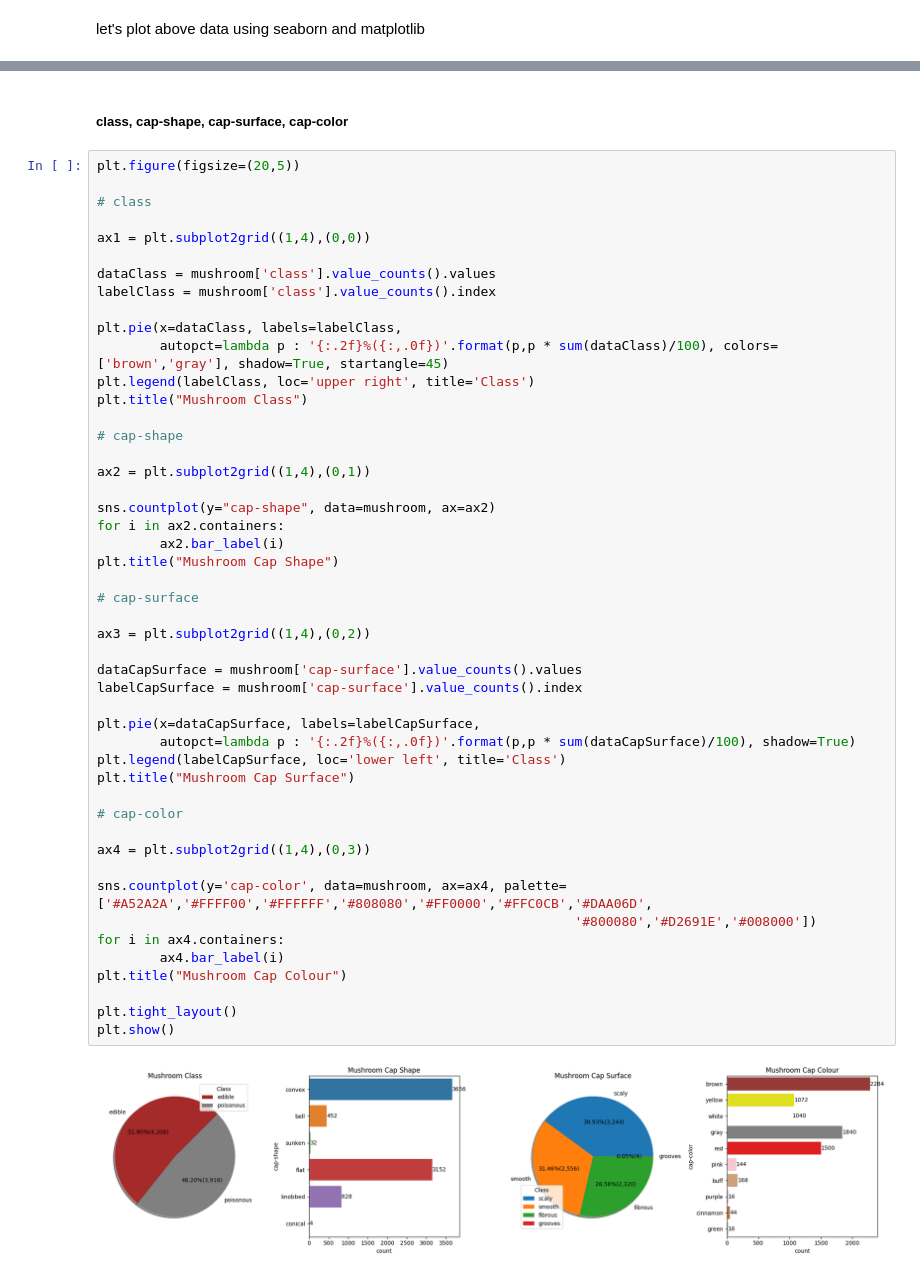
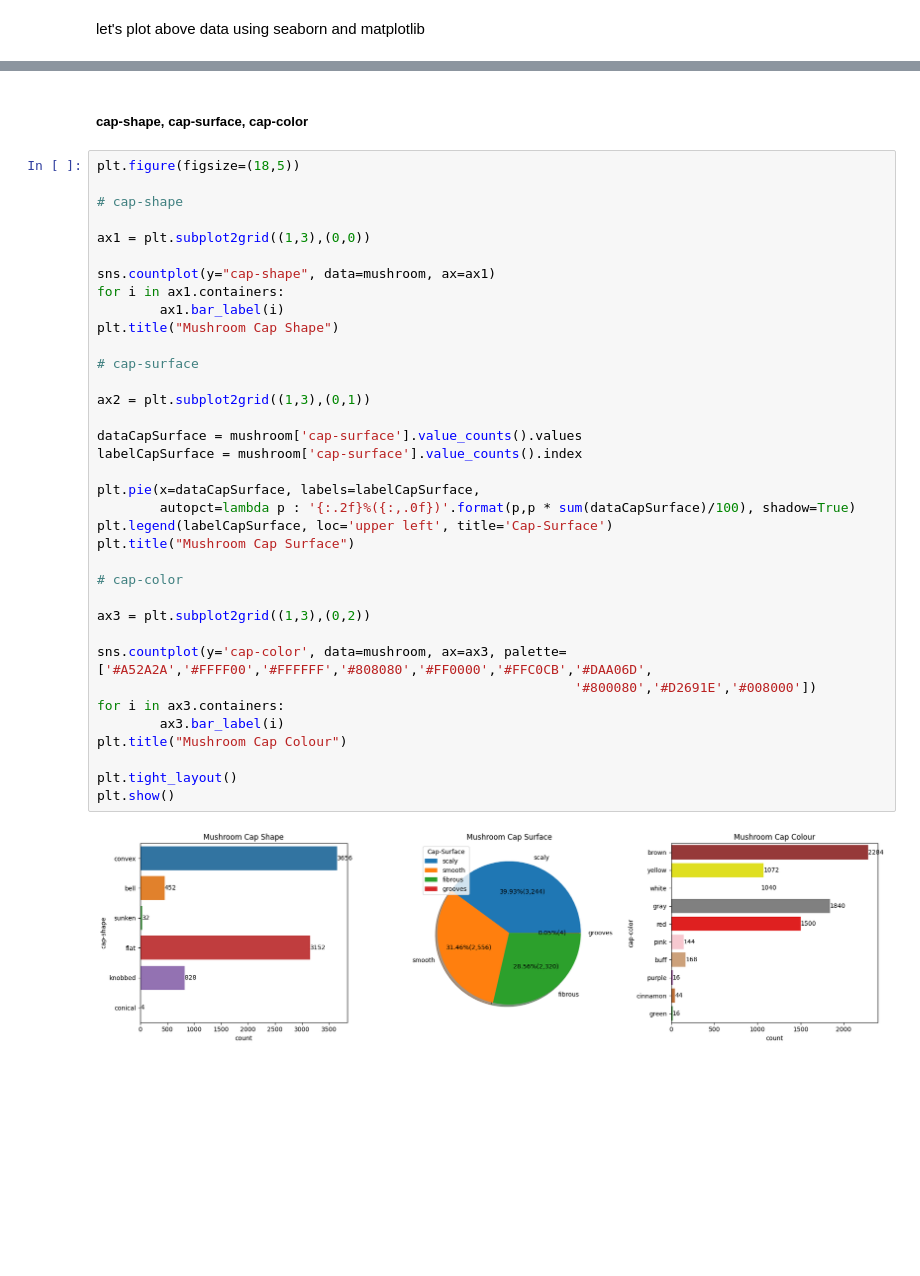
Before and after one commit to Akshay-Paunikar/iNeuron_Mushroom_Classification, a Jupyter notebook: mushroom/notebook/mushroom_EDA.ipynb, the cells around one changed output, grey strips where cells are left out. Cells and saved outputs as stored; diff of their text form; blank space fills up the shorter version.

```diff
--- a/mushroom/notebook/mushroom_EDA.ipynb
+++ b/mushroom/notebook/mushroom_EDA.ipynb
@@ -311,52 +353,40 @@ let's plot above data using seaborn and matplotlib
 # %% [markdown]
-##### class, cap-shape, cap-surface, cap-color
+##### cap-shape, cap-surface, cap-color
 # %%
-plt.figure(figsize=(20,5))
-
-# class
-
-ax1 = plt.subplot2grid((1,4),(0,0))
-
-dataClass = mushroom['class'].value_counts().values
-labelClass = mushroom['class'].value_counts().index
-
-plt.pie(x=dataClass, labels=labelClass,
-        autopct=lambda p : '{:.2f}%({:,.0f})'.format(p,p * sum(dataClass)/100), colors=['brown','gray'], shadow=True, startangle=45)
-plt.legend(labelClass, loc='upper right', title='Class')
-plt.title("Mushroom Class")
+plt.figure(figsize=(18,5))
 
 # cap-shape
 
-ax2 = plt.subplot2grid((1,4),(0,1))
+ax1 = plt.subplot2grid((1,3),(0,0))
 
-sns.countplot(y="cap-shape", data=mushroom, ax=ax2)
-for i in ax2.containers:
-        ax2.bar_label(i)
+sns.countplot(y="cap-shape", data=mushroom, ax=ax1)
+for i in ax1.containers:
+        ax1.bar_label(i)
 plt.title("Mushroom Cap Shape")
 
 # cap-surface
 
-ax3 = plt.subplot2grid((1,4),(0,2))
+ax2 = plt.subplot2grid((1,3),(0,1))
 
 dataCapSurface = mushroom['cap-surface'].value_counts().values
 labelCapSurface = mushroom['cap-surface'].value_counts().index
 
 plt.pie(x=dataCapSurface, labels=labelCapSurface,
         autopct=lambda p : '{:.2f}%({:,.0f})'.format(p,p * sum(dataCapSurface)/100), shadow=True)
-plt.legend(labelCapSurface, loc='lower left', title='Class')
+plt.legend(labelCapSurface, loc='upper left', title='Cap-Surface')
 plt.title("Mushroom Cap Surface")
 
 # cap-color
 
-ax4 = plt.subplot2grid((1,4),(0,3))
+ax3 = plt.subplot2grid((1,3),(0,2))
 
-sns.countplot(y='cap-color', data=mushroom, ax=ax4, palette=['#A52A2A','#FFFF00','#FFFFFF','#808080','#FF0000','#FFC0CB','#DAA06D',
+sns.countplot(y='cap-color', data=mushroom, ax=ax3, palette=['#A52A2A','#FFFF00','#FFFFFF','#808080','#FF0000','#FFC0CB','#DAA06D',
                                                              '#800080','#D2691E','#008000'])
-for i in ax4.containers:
-        ax4.bar_label(i)
+for i in ax3.containers:
+        ax3.bar_label(i)
 plt.title("Mushroom Cap Colour")
 
 plt.tight_layout()
 plt.show()
 # %% [output]
-[figure, old version]
+[figure, new version]
```
Also changed, not shown: parts of 2 cells of this notebook.
